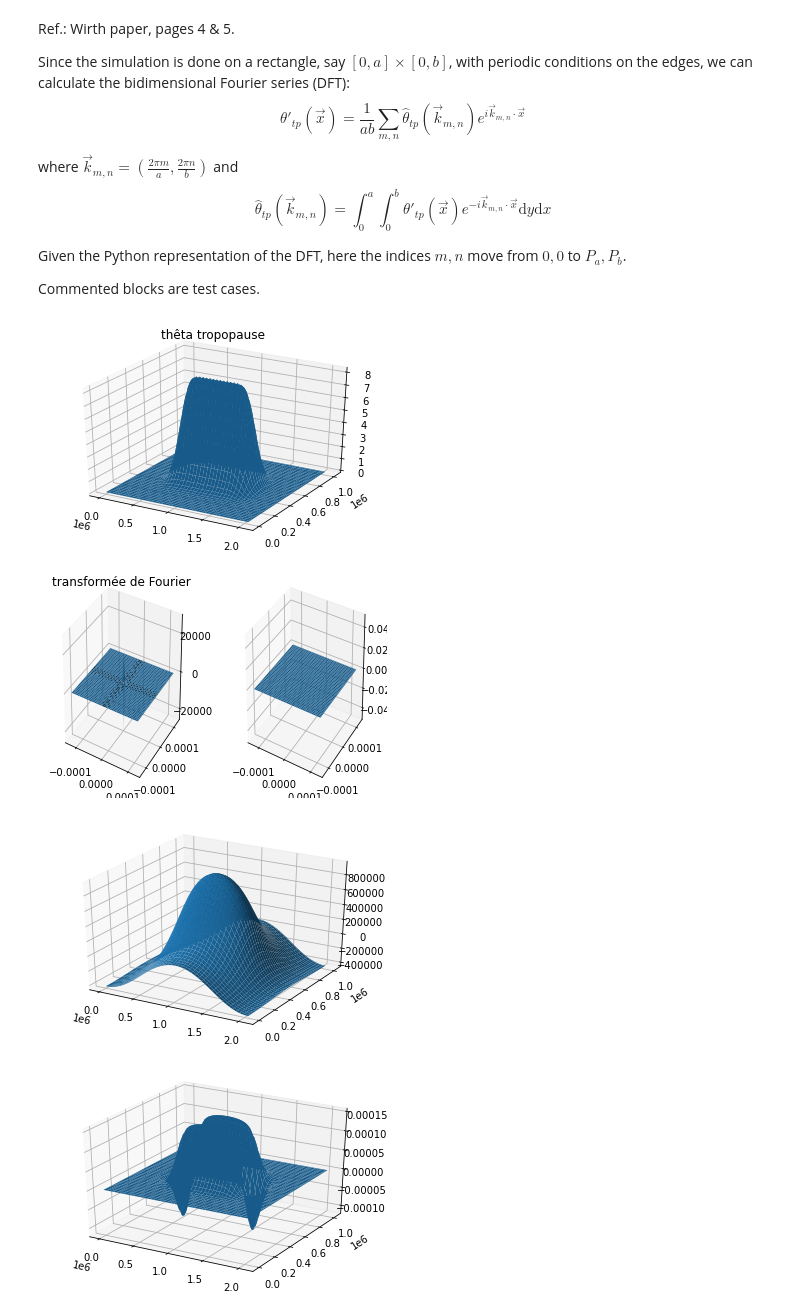
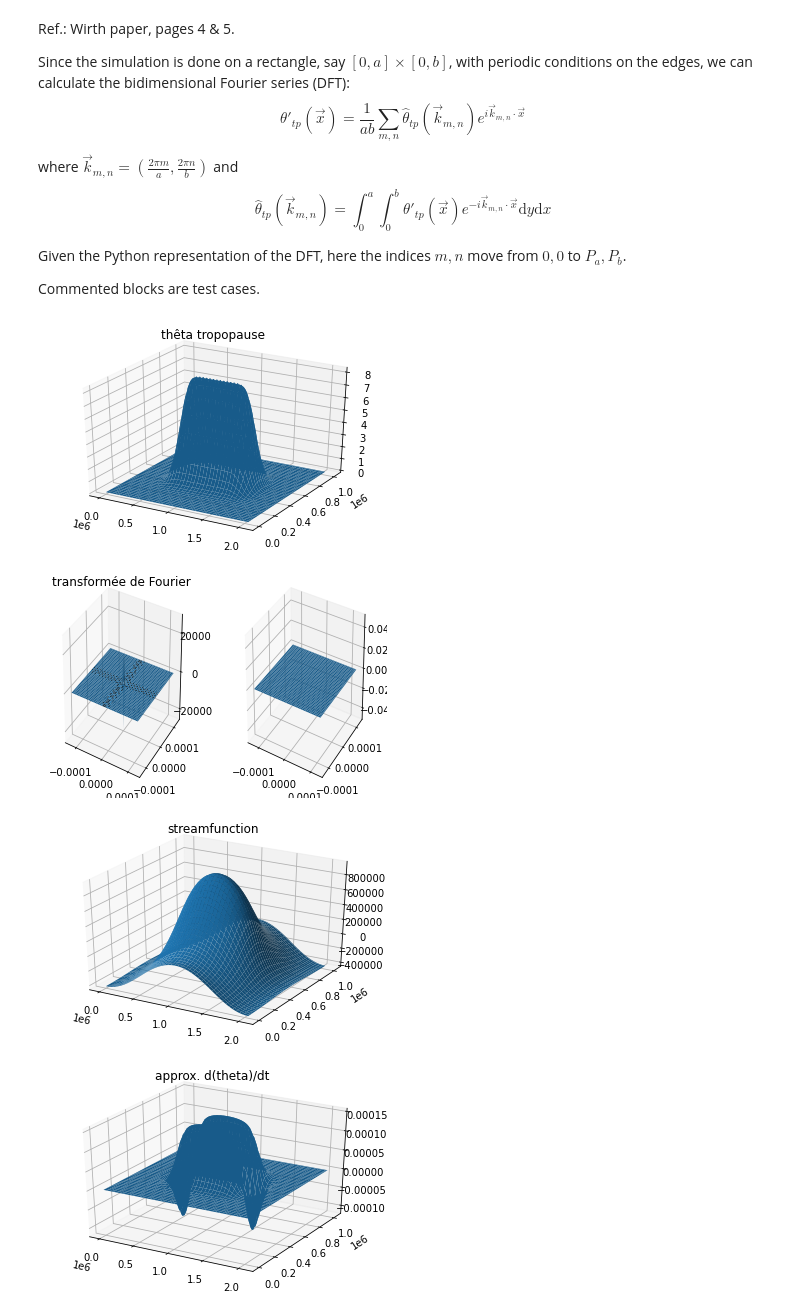
Before and after one commit to Pablitorichard/PIE_meteo, a Jupyter notebook: spectral/Simulation.ipynb, the cells around one changed output. Drawn from its saved outputs; the diff is of its cells as text; code cells hidden in the pictures.

```diff
--- a/spectral/Simulation.ipynb
+++ b/spectral/Simulation.ipynb
@@ -53,16 +53,19 @@ def streamfunc(a,b,Pa,Pb,thetatphat,z,demo=False):
             else:
                 psihat[m,n] *= pâté/K*np.exp(-N*K/f*np.abs(z))
 
-    psi = np.fft.ifft2(psihat)
+    psi = np.fft.ifft2(psihat).real
 
     return psi, (test if demo else None)
 # %%
 # Geostrophic wind and tropopause temp anomaly variation
 
-def tempanomvar(a,b,Pa,Pb,thetatp, psi):
+def geostwind(a,b,Pa,Pb,psi):
     ug = -(np.roll(psi,-1,0)-np.roll(psi,1,0))/(2*a/Pa) # centered finite differences
     vg = (np.roll(psi,-1,1)-np.roll(psi,1,1))/(2*b/Pb)
 
+    return ug.real,vg.real
+
+def tempanom(a,b,Pa,Pb,thetatp,ug,vg): # unused, refer to semi-lagrangian method
     dxtp = (np.roll(thetatp,-1,0)-np.roll(thetatp,1,0))/(2*a/Pa)
     dytp = (np.roll(thetatp,-1,1)-np.roll(thetatp,1,1))/(2*b/Pb)
 
@@ -98,38 +101,42 @@ X,Y = np.meshgrid(np.linspace(0,b,Pb), np.linspace(0,a,Pa))
 ax.plot_surface(X,Y,thetatp)
 plt.title("thêta tropopause")
 plt.show()
-
-
-# main script
-thetatphat = np.fft.fft2(thetatp)
-
-fig = plt.figure()
-ax = fig.add_subplot(1,2,1, projection='3d')
-Xf,Yf = np.meshgrid(np.linspace(-Pb/b, Pb/b, Pb),\
-                  np.linspace(-Pa/a, Pa/a, Pa)) # need even Pa, Pb
-ax.plot_surface(Xf,Yf,np.fft.fftshift(thetatphat).real)
-plt.title("transformée de Fourier")
-ax = plt.subplot(1,2,2, projection='3d')
-ax.plot_surface(Xf,Yf,np.fft.fftshift(thetatphat).imag)
-
-plt.show()
-
-z = -1000
-psi, test = streamfunc(a,b,Pa,Pb,thetatphat,z, demo)
-
-plt.figure()
-ax = plt.axes(projection='3d')
-ax.plot_surface(X,Y,psi)
-plt.show()
-
-dttp = tempanomvar(a,b,Pa,Pb,thetatp,psi)
-
-plt.figure()
-ax = plt.axes(projection='3d')
-ax.plot_surface(X,Y,dttp)
-plt.show()
 # %% [output]
 [figure]
-[figure, removed]
-[figure, removed]
-[figure, removed]
+# %%
+# main script
+thetatphat = np.fft.fft2(thetatp)
+
+fig = plt.figure()
+ax = fig.add_subplot(1,2,1, projection='3d')
+Xf,Yf = np.meshgrid(np.linspace(-Pb/b, Pb/b, Pb),\
+                  np.linspace(-Pa/a, Pa/a, Pa)) # need even Pa, Pb
+ax.plot_surface(Xf,Yf,np.fft.fftshift(thetatphat).real)
+plt.title("transformée de Fourier")
+ax = plt.subplot(1,2,2, projection='3d')
+ax.plot_surface(Xf,Yf,np.fft.fftshift(thetatphat).imag)
+
+plt.show()
+
+z = -1000
+psi, test = streamfunc(a,b,Pa,Pb,thetatphat,z, demo)
+
+plt.figure()
+ax = plt.axes(projection='3d')
+ax.plot_surface(X,Y,psi)
+plt.title("streamfunction")
+plt.show()
+
+ug,vg = geostwind(a,b,Pa,Pb,psi)
+
+dttp = tempanom(a,b,Pa,Pb,thetatp,ug,vg)
+
+plt.figure()
+ax = plt.axes(projection='3d')
+plt.title("approx. d(theta)/dt")
+ax.plot_surface(X,Y,dttp)
+plt.show()
+# %% [output]
+[figure, added]
+[figure, added]
+[figure, added]
```
